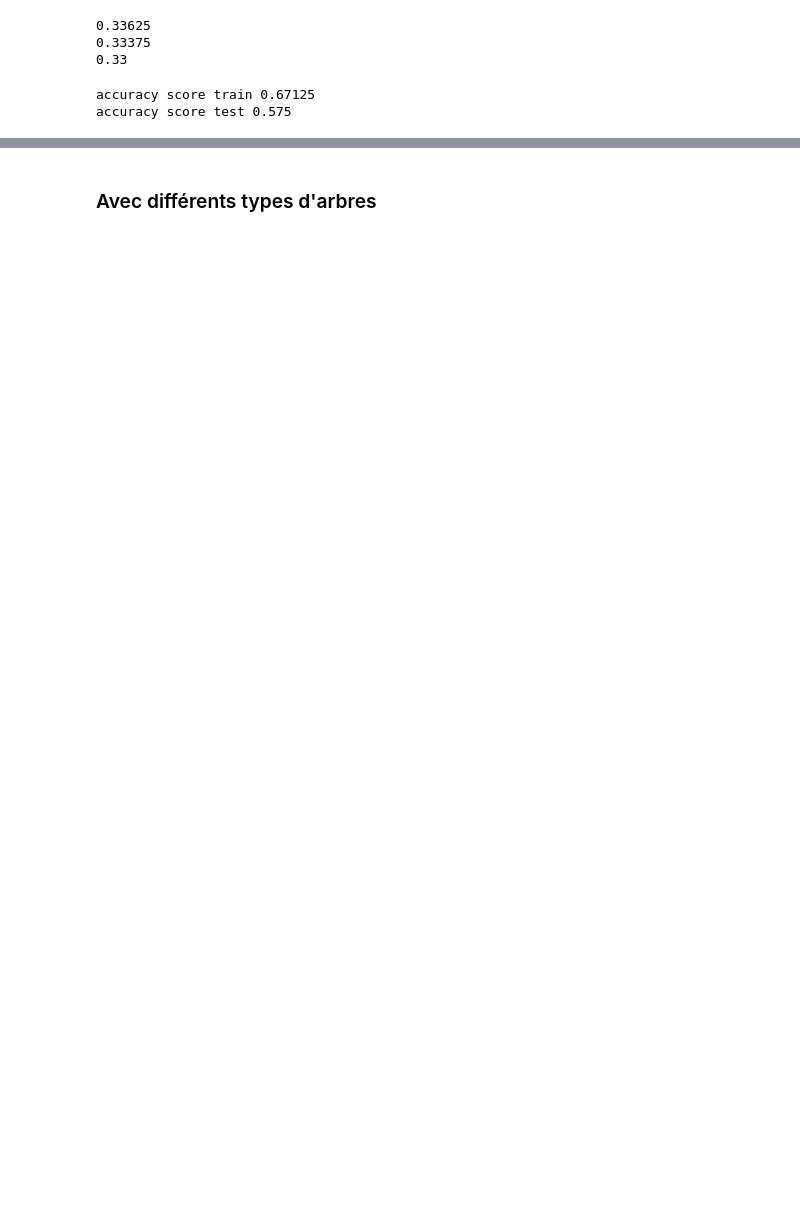
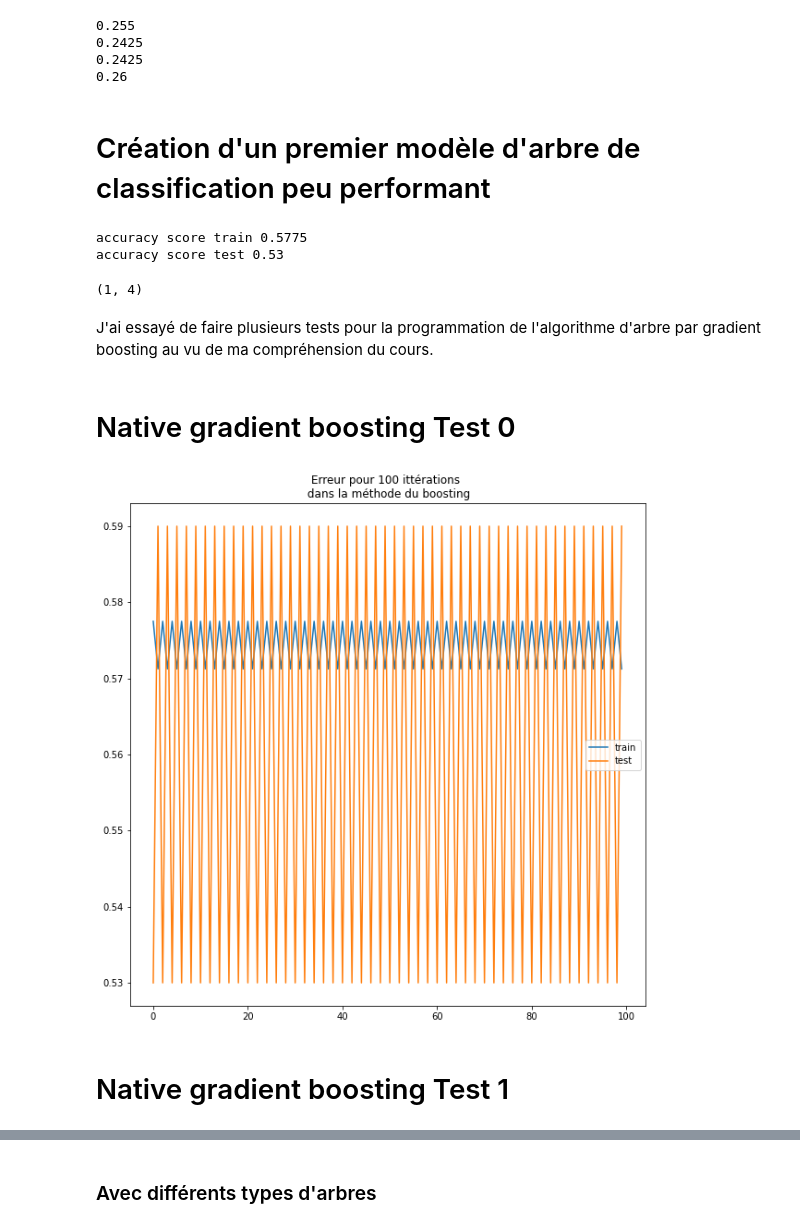
Before and after one commit to Ivanbtz9/Master2_datascience, a Jupyter notebook: Apprentissage Statistique_Panloup/TP2_Random_forest/Exercice_4.ipynb, the cells around one changed output, grey strips where cells are left out. Saved outputs shown, nothing was run; the diff lists cells and outputs as text; code cells hidden in the pictures; blank space fills up the shorter version.

```diff
--- a/Apprentissage Statistique_Panloup/TP2_Random_forest/Exercice_4.ipynb
+++ b/Apprentissage Statistique_Panloup/TP2_Random_forest/Exercice_4.ipynb
@@ -10,7 +11,10 @@ import matplotlib.pyplot as plt
 # %%
+from sklearn.datasets import make_classification
+from sklearn.model_selection import train_test_split
 
-# Créez un ensemble de données avec 1000 échantillons, 20 caractéristiques et 3 classes pour la variable cible
-X, y = make_classification(n_samples=1000, n_features=20, n_informative=15, n_redundant=5, n_classes=3, random_state=0)
+K = 4
+# Créez un ensemble de données avec 1000 échantillons, 20 caractéristiques et 2 classes pour la variable cible
+X, y = make_classification(n_samples=1000, n_features=20, n_informative=15, n_redundant=5, n_classes=K, random_state=0)
 # n_informative : nombre de caractéristiques informatives, celles qui sont réellement utiles pour prédire la classe cible.
 # n_redundant : nombre de caractéristiques redondantes générées comme des combinaisons linéaires des caractéristiques informatives.
 
@@ -18,12 +22,15 @@ X_train,X_test,Y_train,Y_test = train_test_split(X,y,test_size=0.2)
 # %%
 # Vérification que les groupes sont équilibrés :
 
-for i in range(3):
+for i in range(4):
     print(len(Y_train[Y_train==i])/len(Y_train))
 # %% [output]
-0.33625
-0.33375
-0.33
+0.255
+0.2425
+0.2425
+0.26
+# %% [markdown]
+# Création d'un premier modèle d'arbre de classification peu performant
 # %%
 #Premier modèle d'arbre sous certaines contraintes
 
@@ -36,6 +43,13 @@ X_pred_test = clf.predict(X_test)
 
 print('accuracy score train', accuracy_score(X_pred_train,Y_train))
 print('accuracy score test', accuracy_score(X_pred_test,Y_test))
+
+clf.predict_proba(X_train[i].reshape(1, -1)).shape
 # %% [output]
-accuracy score train 0.67125
-accuracy score test 0.575
+accuracy score train 0.5775
+accuracy score test 0.53
+(1, 4)
+# %% [markdown]
+J'ai essayé de faire plusieurs tests pour la programmation de l'algorithme d'arbre par gradient boosting au vu de ma compréhension du cours.
+# %% [markdown]
+# Native gradient boosting Test 0
@@ -41,0 +77,35 @@ accuracy score test 0.575
+# %%
+def boosting_tree_classifie(X_train,X_test,Y_train,Y_test,clf,it=10,etha=0.01,display=True):
+    n = len(Y_train)
+    Err_train = []
+    Err_test = []
+    W = np.ones(n)/n
+
+    for k in range(1,it+1):
+        model= clf.fit(X_train, Y_train,sample_weight=W)
+
+        Y_pred_train = model.predict(X_train)
+        Y_pred_test = model.predict(X_test)
+
+        #Chargement de l'erreur de prédiction avec ce modèle Bootstrap
+        Err_train.append(accuracy_score(Y_pred_train,Y_train))
+        Err_test.append(accuracy_score(Y_pred_test,Y_test))
+
+        #Chargement des poids et attribution des des nouveaux poids
+        for i in range(n):
+            W[i] =1 - pi(Y_train[i] , model.predict_proba(X_train[i].reshape(1, -1)).flatten() ) #correspond au
+
+    if display:
+        plt.figure(figsize=(10,10))
+        plt.plot(Err_train,label='train')
+        plt.plot(Err_test,label='test')
+        plt.title(f'Erreur pour {it} ittérations \n dans la méthode du boosting')
+        plt.legend()
+        plt.show()
+
+
+boosting_tree_classifie(X_train,X_test,Y_train,Y_test,clf,it=100,etha=0.001,display=True)
+# %% [output]
+[figure, added]
+# %% [markdown]
+# Native gradient boosting Test 1
```
Also changed, not shown: parts of 20 cells of this notebook, 25 other files.
